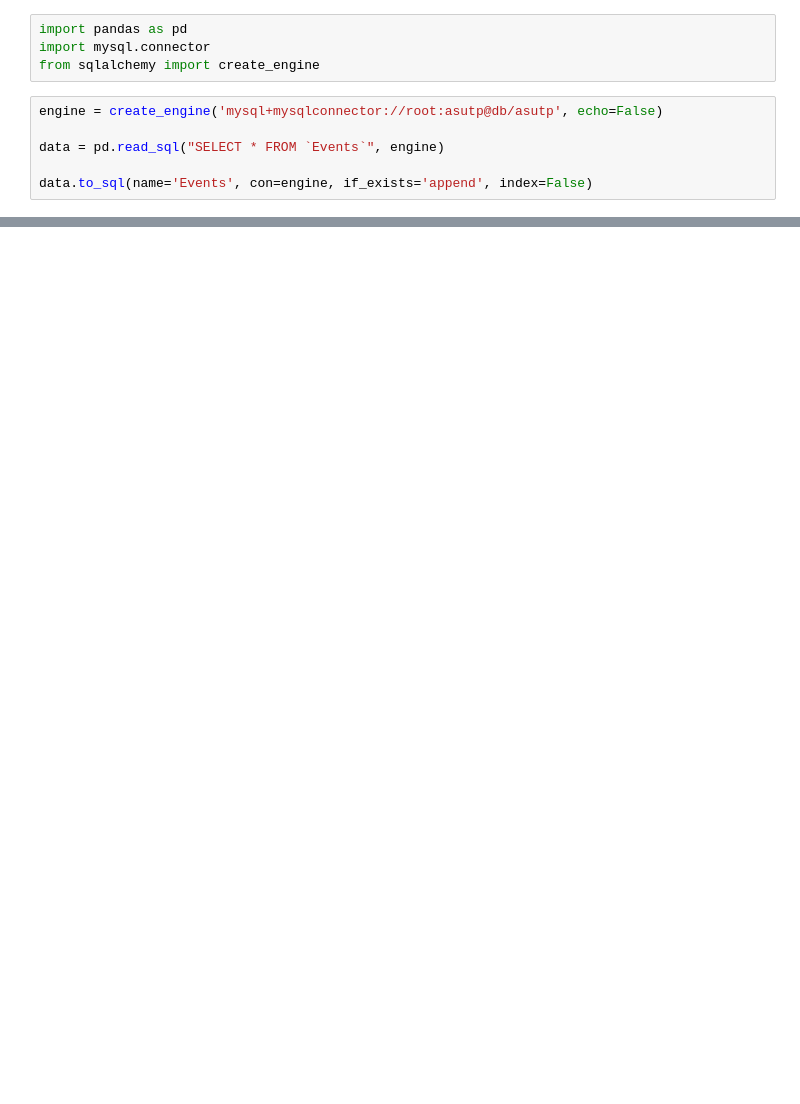
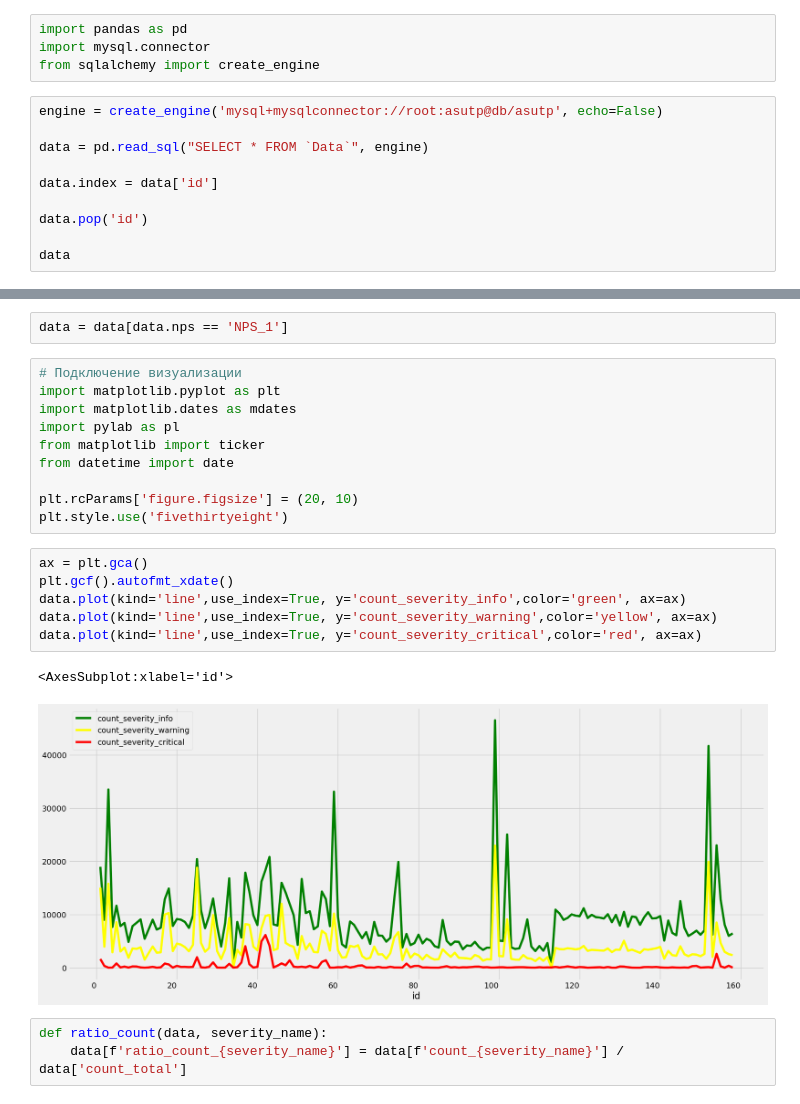
Before and after one commit to mgerasim/asutp_msgs, a Jupyter notebook: jupyter/work/Untitled.ipynb, the cells around one changed output, grey strips where cells are left out. Saved outputs shown, nothing was run; the diff lists cells and outputs as text; blank space fills up the shorter version.

```diff
--- a/jupyter/work/Untitled.ipynb
+++ b/jupyter/work/Untitled.ipynb
@@ -13,7 +25,11 @@ from sqlalchemy import create_engine
 # %%
 engine = create_engine('mysql+mysqlconnector://root:asutp@db/asutp', echo=False)
 
-data = pd.read_sql("SELECT * FROM `Events`", engine)
+data = pd.read_sql("SELECT * FROM `Data`", engine)
 
-data.to_sql(name='Events', con=engine, if_exists='append', index=False)
+data.index = data['id']
+
+data.pop('id')
+
+data
 # %% [output]
@@ -23,0 +50,24 @@ OperationalError: (mysql.connector.errors.OperationalError) 2055: Lost connectio
+# %%
+data = data[data.nps == 'NPS_1']
+# %%
+# Подключение визуализации
+import matplotlib.pyplot as plt
+import matplotlib.dates as mdates
+import pylab as pl
+from matplotlib import ticker
+from datetime import date
+
+plt.rcParams['figure.figsize'] = (20, 10)
+plt.style.use('fivethirtyeight')
+# %%
+ax = plt.gca()
+plt.gcf().autofmt_xdate()
+data.plot(kind='line',use_index=True, y='count_severity_info',color='green', ax=ax)
+data.plot(kind='line',use_index=True, y='count_severity_warning',color='yellow', ax=ax)
+data.plot(kind='line',use_index=True, y='count_severity_critical',color='red', ax=ax)
+# %% [output]
+<AxesSubplot:xlabel='id'>
+[figure, added]
+# %%
+def ratio_count(data, severity_name):
+    data[f'ratio_count_{severity_name}'] = data[f'count_{severity_name}'] / data['count_total']
```
Also changed, not shown: parts of 15 cells of this notebook, 7 other files.
